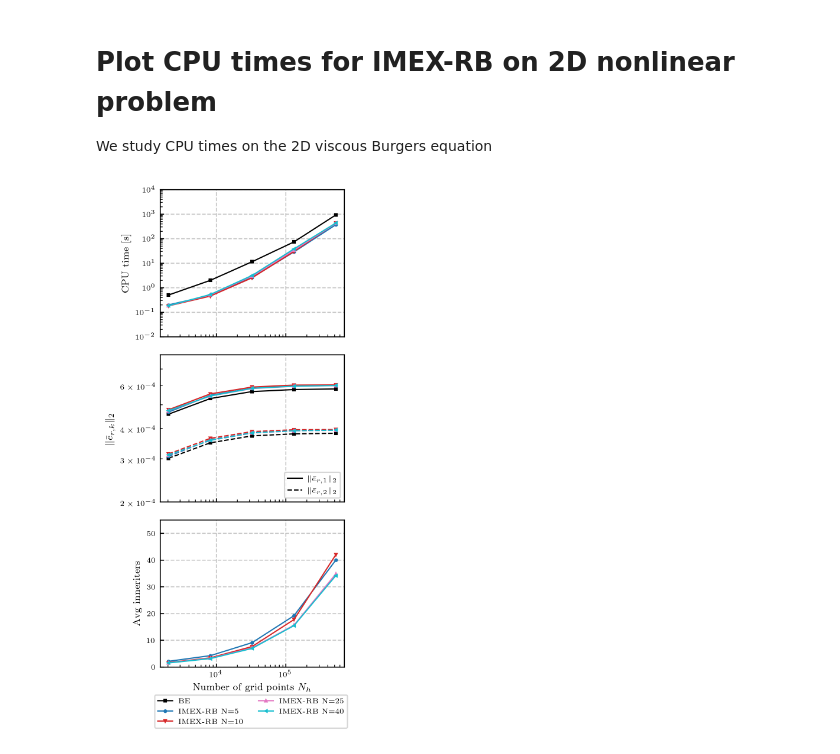
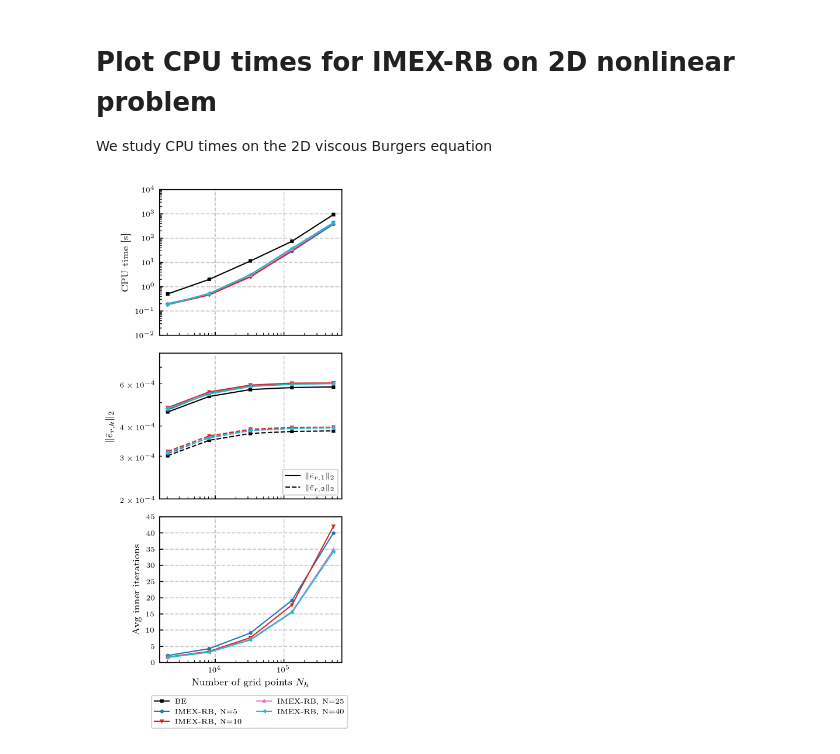
Before and after one commit to Fra-Sala/IMEX-RB, a Jupyter notebook: postprocessing/Burgers2D/cputimes.ipynb, the cells around one changed output. Saved outputs shown, nothing was run; the diff lists cells and outputs as text; code cells hidden in the pictures.

```diff
--- a/postprocessing/Burgers2D/cputimes.ipynb
+++ b/postprocessing/Burgers2D/cputimes.ipynb
@@ -51,7 +51,7 @@ ax1.loglog(Nh_values, times["BE"], marker="s", color="black", label="BE")
 for n_idx, N_val in enumerate(N_values):
     marker = imex_markers[n_idx % len(imex_markers)]
     ax1.loglog(Nh_values, times["IMEX-RB"][n_idx], marker=marker,
-               color=colors[n_idx], label=f"IMEX-RB N={N_val}")
+               color=colors[n_idx], label=f"IMEX-RB, N={N_val}")
 ax1.set_ylabel("CPU time [s]")
 ax1.set_ylim((1e-2, 1e4))
 
@@ -65,34 +65,34 @@ for n_idx, N_val in enumerate(N_values):
     ax2.loglog(Nh_values, errors_l2["IMEX-RB"][n_idx][0], marker=marker, linestyle="-",
                color=colors[n_idx])
     ax2.loglog(Nh_values, errors_l2["IMEX-RB"][n_idx][1], marker=marker, linestyle="--",
                color=colors[n_idx])
 ax2.set_ylabel(r"$\|\bar{e}_{r,k}\|_2$")
 ax2.set_ylim((2e-4, 8e-4))
 # Custom legend for error components in the middle plot
 from matplotlib.lines import Line2D
 legend_elements = [
     Line2D([0], [0], color='k', linestyle='-', label=r'$\|\bar{e}_{r,1}\|_2$'),
     Line2D([0], [0], color='k', linestyle='--', label=r'$\|\bar{e}_{r,2}\|_2$')
 ]
 ax2.legend(handles=legend_elements, loc='lower right')
 
 # Third subplot: Average inner iterations (IMEX-RB only)
 for n_idx, N_val in enumerate(N_values):
     marker = imex_markers[n_idx % len(imex_markers)]
     ax3.semilogx(Nh_values, np.mean(inneriters[n_idx], axis=1), marker=marker, linestyle="-",
                  color=colors[n_idx], label=f"IMEX-RB, $N = {N_val}$")
-ax3.set_ylabel("Avg inneriters")
+ax3.set_ylabel("Avg inner iterations")
 ax3.set_xlabel("Number of grid points $N_h$")
-ax3.set_ylim((0, 55))
+ax3.set_ylim((0, 45))
 
 plt.tight_layout()
 # Remove individual axes legends and create a single global legend below ("south")
 handles, labels = ax1.get_legend_handles_labels()
-fig.legend(handles, labels, loc="lower center", ncol=2, bbox_to_anchor=(0.6, -0.05))
+fig.legend(handles, labels, loc="lower center", ncol=2, bbox_to_anchor=(0.6, -0.06))
 
 # Save the figure
 out_file = os.path.join(plots_dir, "Burgers2D_cputimes_errors_allN.pdf")
 plt.savefig(out_file, bbox_inches="tight")
 plt.show()
 # %% [output]
-[figure, old version]
+[figure, new version]
```
Also changed, not shown: 11 other files.
